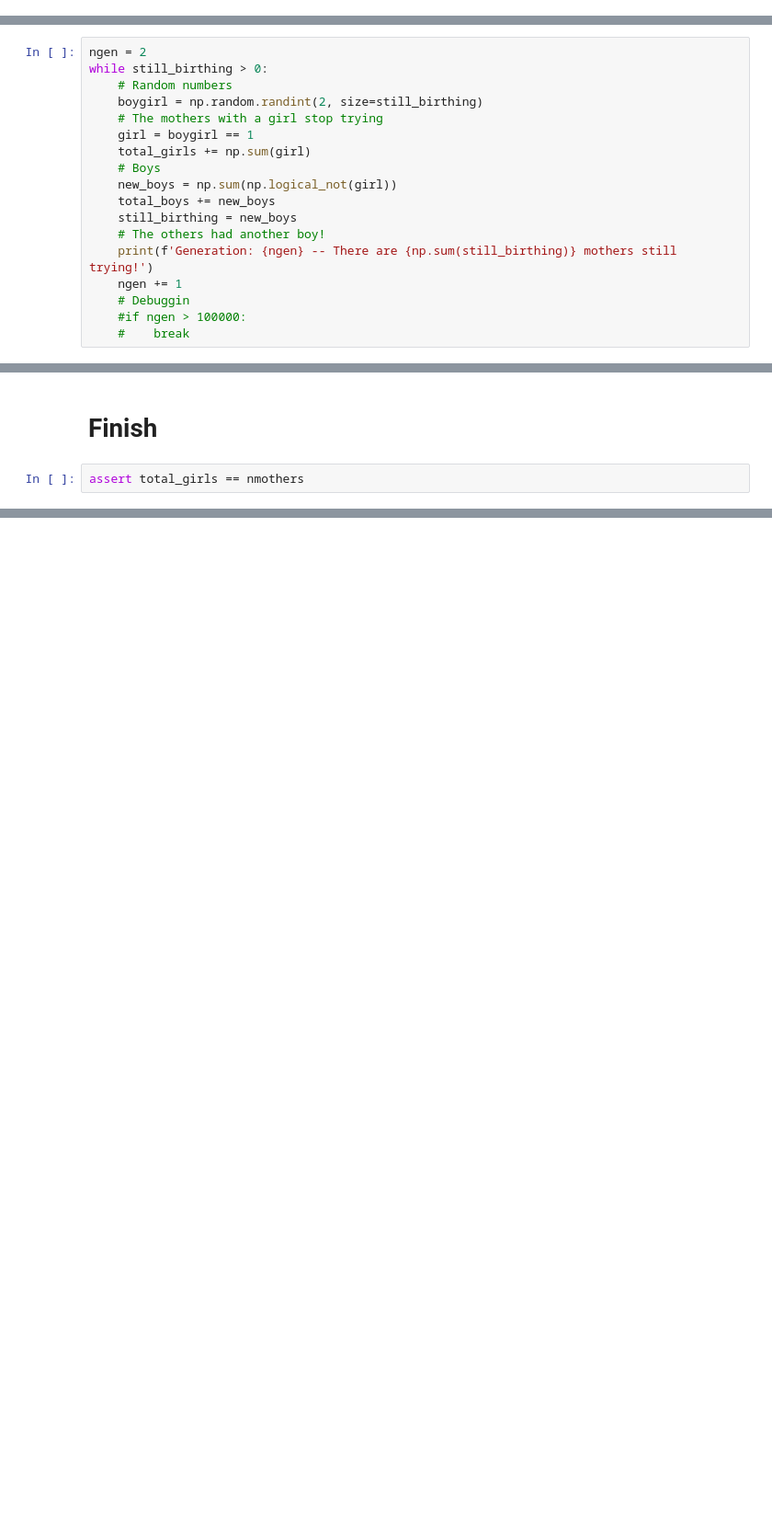
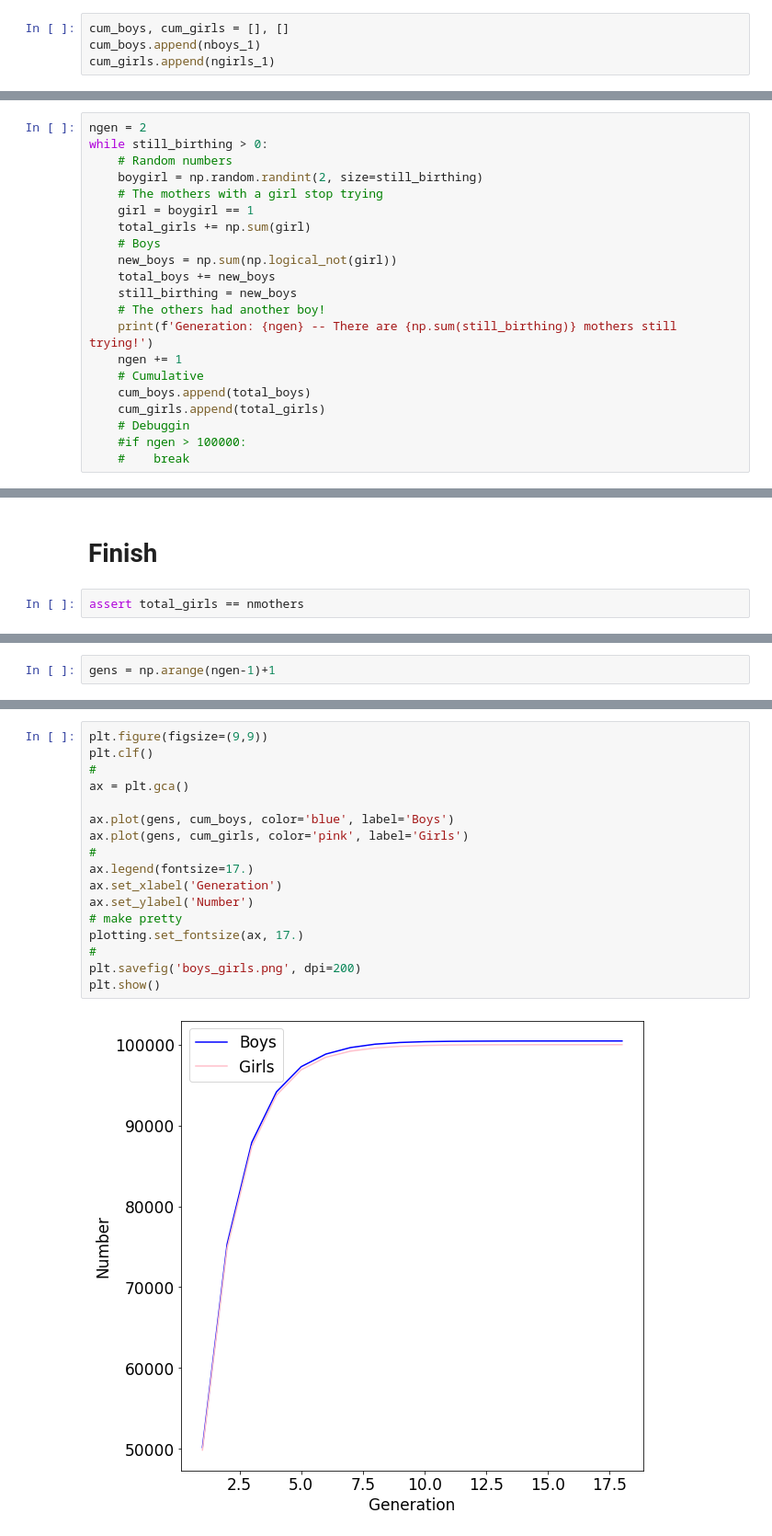
Before and after one commit to profxj/astr234, a Jupyter notebook: ProblemSets/MonteCarlo/Boys_and_Girls.ipynb, the cells around one changed output, grey strips where cells are left out. Shown at 92% size. Cells and saved outputs as stored; diff of their text form; blank space fills up the shorter version.

```diff
--- a/ProblemSets/MonteCarlo/Boys_and_Girls.ipynb
+++ b/ProblemSets/MonteCarlo/Boys_and_Girls.ipynb
@@ -37,6 +42,10 @@ We have 49767 boys and 50233 girls for first borns.
 # %%
 total_boys = nboys_1
 total_girls = ngirls_1
+# %%
+cum_boys, cum_girls = [], []
+cum_boys.append(nboys_1)
+cum_girls.append(ngirls_1)
 # %% [markdown]
 ## Do the rest
 
@@ -58,6 +67,9 @@ while still_birthing > 0:
     # The others had another boy!
     print(f'Generation: {ngen} -- There are {np.sum(still_birthing)} mothers still trying!')
     ngen += 1
+    # Cumulative
+    cum_boys.append(total_boys)
+    cum_girls.append(total_girls)
     # Debuggin
     #if ngen > 100000:
     #    break
@@ -92,0 +104,2 @@ The 100000 mothers gave birth to 99830 boys and 100000 girls.
+# %%
+gens = np.arange(ngen-1)+1
@@ -92,0 +110,19 @@ The 100000 mothers gave birth to 99830 boys and 100000 girls.
+# %%
+plt.figure(figsize=(9,9))
+plt.clf()
+#
+ax = plt.gca()
+
+ax.plot(gens, cum_boys, color='blue', label='Boys')
+ax.plot(gens, cum_girls, color='pink', label='Girls')
+#
+ax.legend(fontsize=17.)
+ax.set_xlabel('Generation')
+ax.set_ylabel('Number')
+# make pretty
+plotting.set_fontsize(ax, 17.)
+#
+plt.savefig('boys_girls.png', dpi=200)
+plt.show()
+# %% [output]
+[figure, added]
```
Also changed, not shown: parts of 7 cells of this notebook, 3 other files.
